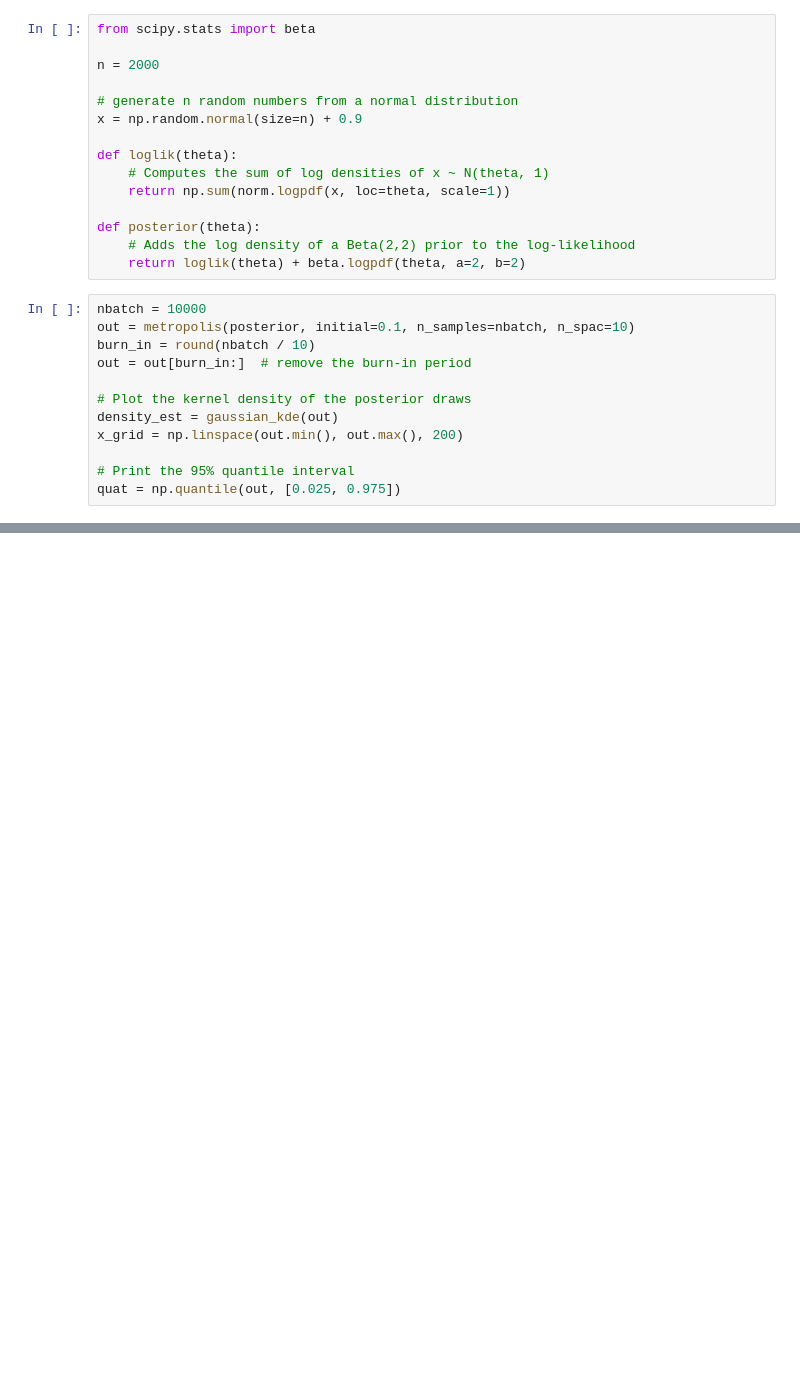
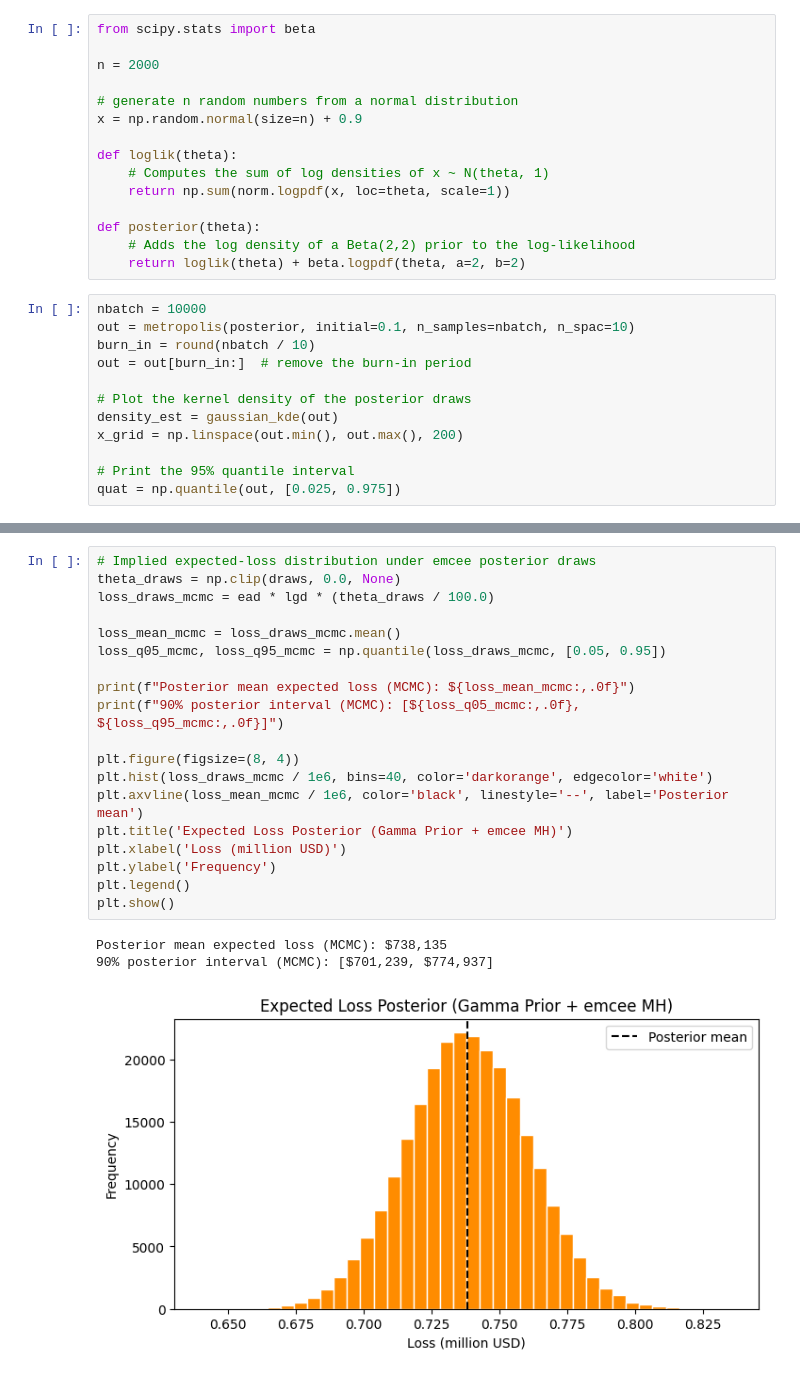
Before and after one commit to zhentaoshi/Econ5821, a Jupyter notebook: py_06_integration.ipynb, the cells around one changed output, grey strips where cells are left out. Cells and saved outputs as stored; diff of their text form; blank space fills up the shorter version.

```diff
--- a/py_06_integration.ipynb
+++ b/py_06_integration.ipynb
@@ -369,0 +606,23 @@ plt.show()
+# %%
+# Implied expected-loss distribution under emcee posterior draws
+theta_draws = np.clip(draws, 0.0, None)
+loss_draws_mcmc = ead * lgd * (theta_draws / 100.0)
+
+loss_mean_mcmc = loss_draws_mcmc.mean()
+loss_q05_mcmc, loss_q95_mcmc = np.quantile(loss_draws_mcmc, [0.05, 0.95])
+
+print(f"Posterior mean expected loss (MCMC): ${loss_mean_mcmc:,.0f}")
+print(f"90% posterior interval (MCMC): [${loss_q05_mcmc:,.0f}, ${loss_q95_mcmc:,.0f}]")
+
+plt.figure(figsize=(8, 4))
+plt.hist(loss_draws_mcmc / 1e6, bins=40, color='darkorange', edgecolor='white')
+plt.axvline(loss_mean_mcmc / 1e6, color='black', linestyle='--', label='Posterior mean')
+plt.title('Expected Loss Posterior (Gamma Prior + emcee MH)')
+plt.xlabel('Loss (million USD)')
+plt.ylabel('Frequency')
+plt.legend()
+plt.show()
+# %% [output]
+Posterior mean expected loss (MCMC): $738,135
+90% posterior interval (MCMC): [$701,239, $774,937]
+[figure, added]
```
Also changed, not shown: parts of 19 cells of this notebook, 1 other file.
